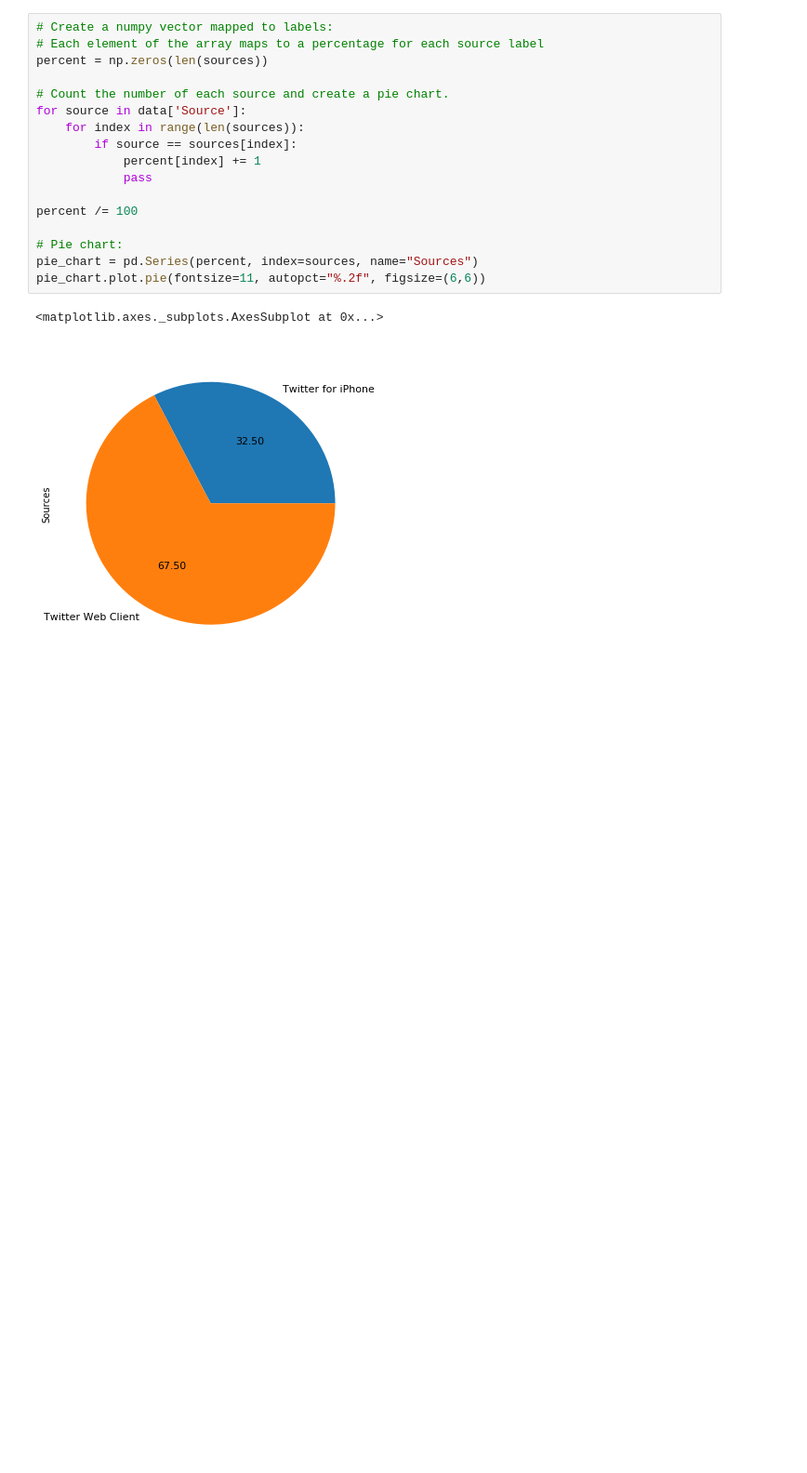
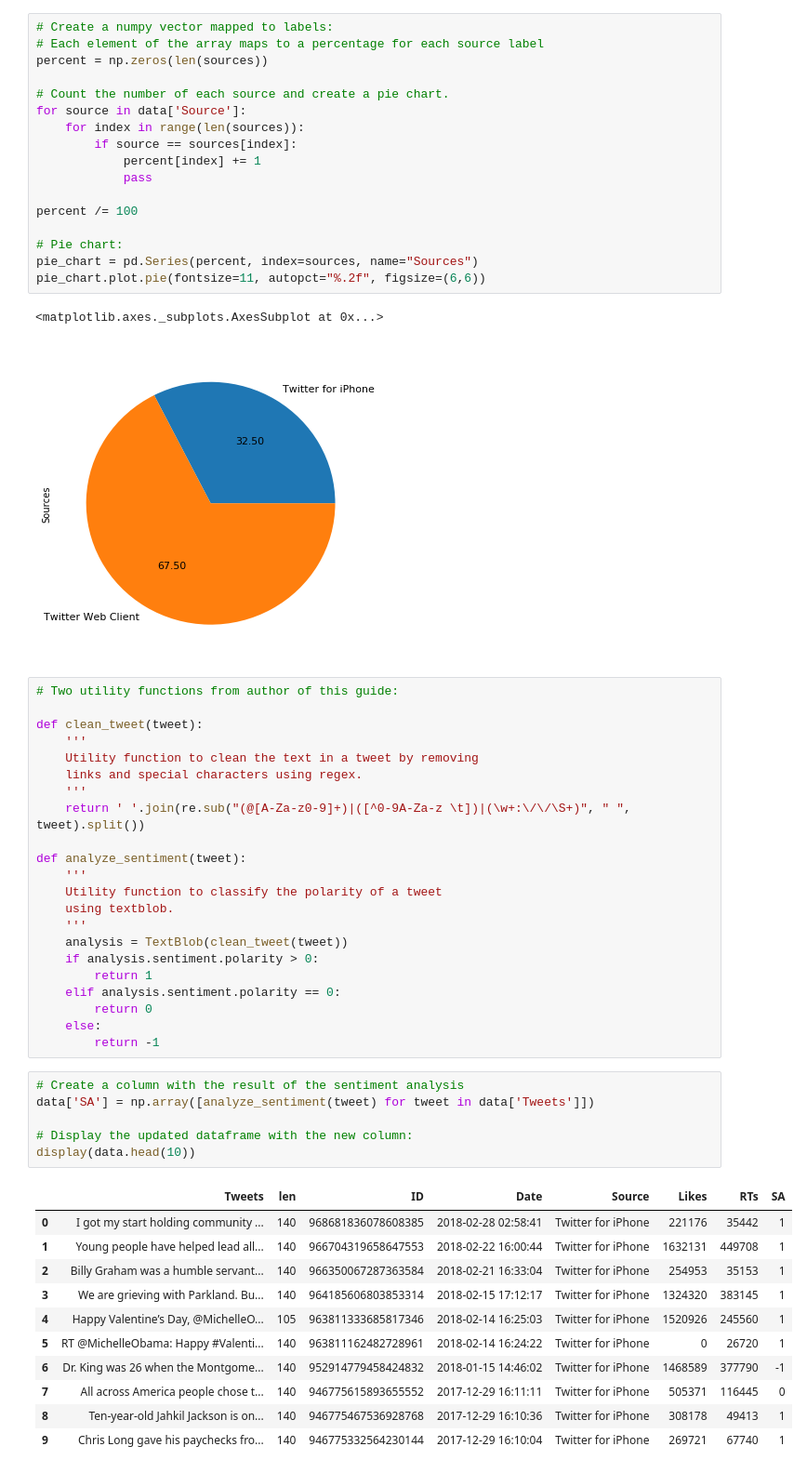
Before and after one commit to jonathanwangg/TwitterAnalyzer, a Jupyter notebook: TwitterAnalyzer.ipynb, the cells around one changed output. Shown: that part at 93% size. Saved outputs shown, nothing was run; the diff lists cells and outputs as text; blank space fills up the shorter version.

```diff
--- a/TwitterAnalyzer.ipynb
+++ b/TwitterAnalyzer.ipynb
@@ -231,3 +233,43 @@ pie_chart.plot.pie(fontsize=11, autopct="%.2f", figsize=(6,6))
 # %% [output]
 <matplotlib.axes._subplots.AxesSubplot at 0x...>
 [figure]
+# %%
+# Two utility functions from author of this guide:
+
+def clean_tweet(tweet):
+    '''
+    Utility function to clean the text in a tweet by removing
+    links and special characters using regex.
+    '''
+    return ' '.join(re.sub("(@[A-Za-z0-9]+)|([^0-9A-Za-z \t])|(\w+:\/\/\S+)", " ", tweet).split())
+
+def analyze_sentiment(tweet):
+    '''
+    Utility function to classify the polarity of a tweet
+    using textblob.
+    '''
+    analysis = TextBlob(clean_tweet(tweet))
+    if analysis.sentiment.polarity > 0:
+        return 1
+    elif analysis.sentiment.polarity == 0:
+        return 0
+    else:
+        return -1
+# %%
+# Create a column with the result of the sentiment analysis
+data['SA'] = np.array([analyze_sentiment(tweet) for tweet in data['Tweets']])
+
+# Display the updated dataframe with the new column:
+display(data.head(10))
+# %% [output]
+|  | Tweets | len | ID | Date | Source | Likes | RTs | SA |
+| 0 | I got my start holding community ... | 140 | 968681836078608385 | 2018-02-28 02:58:41 | Twitter for iPhone | 221176 | 35442 | 1 |
+| 1 | Young people have helped lead all... | 140 | 966704319658647553 | 2018-02-22 16:00:44 | Twitter for iPhone | 1632131 | 449708 | 1 |
+| 2 | Billy Graham was a humble servant... | 140 | 966350067287363584 | 2018-02-21 16:33:04 | Twitter for iPhone | 254953 | 35153 | 1 |
+| 3 | We are grieving with Parkland. Bu... | 140 | 964185606803853314 | 2018-02-15 17:12:17 | Twitter for iPhone | 1324320 | 383145 | 1 |
+| 4 | Happy Valentine’s Day, @MichelleO... | 105 | 963811333685817346 | 2018-02-14 16:25:03 | Twitter for iPhone | 1520926 | 245560 | 1 |
+| 5 | RT @MichelleObama: Happy #Valenti... | 140 | 963811162482728961 | 2018-02-14 16:24:22 | Twitter for iPhone | 0 | 26720 | 1 |
+| 6 | Dr. King was 26 when the Montgome... | 140 | 952914779458424832 | 2018-01-15 14:46:02 | Twitter for iPhone | 1468589 | 377790 | -1 |
+| 7 | All across America people chose t... | 140 | 946775615893655552 | 2017-12-29 16:11:11 | Twitter for iPhone | 505371 | 116445 | 0 |
+| 8 | Ten-year-old Jahkil Jackson is on... | 140 | 946775467536928768 | 2017-12-29 16:10:36 | Twitter for iPhone | 308178 | 49413 | 1 |
+| 9 | Chris Long gave his paychecks fro... | 140 | 946775332564230144 | 2017-12-29 16:10:04 | Twitter for iPhone | 269721 | 67740 | 1 |
```
Also changed, not shown: parts of 8 cells of this notebook.
